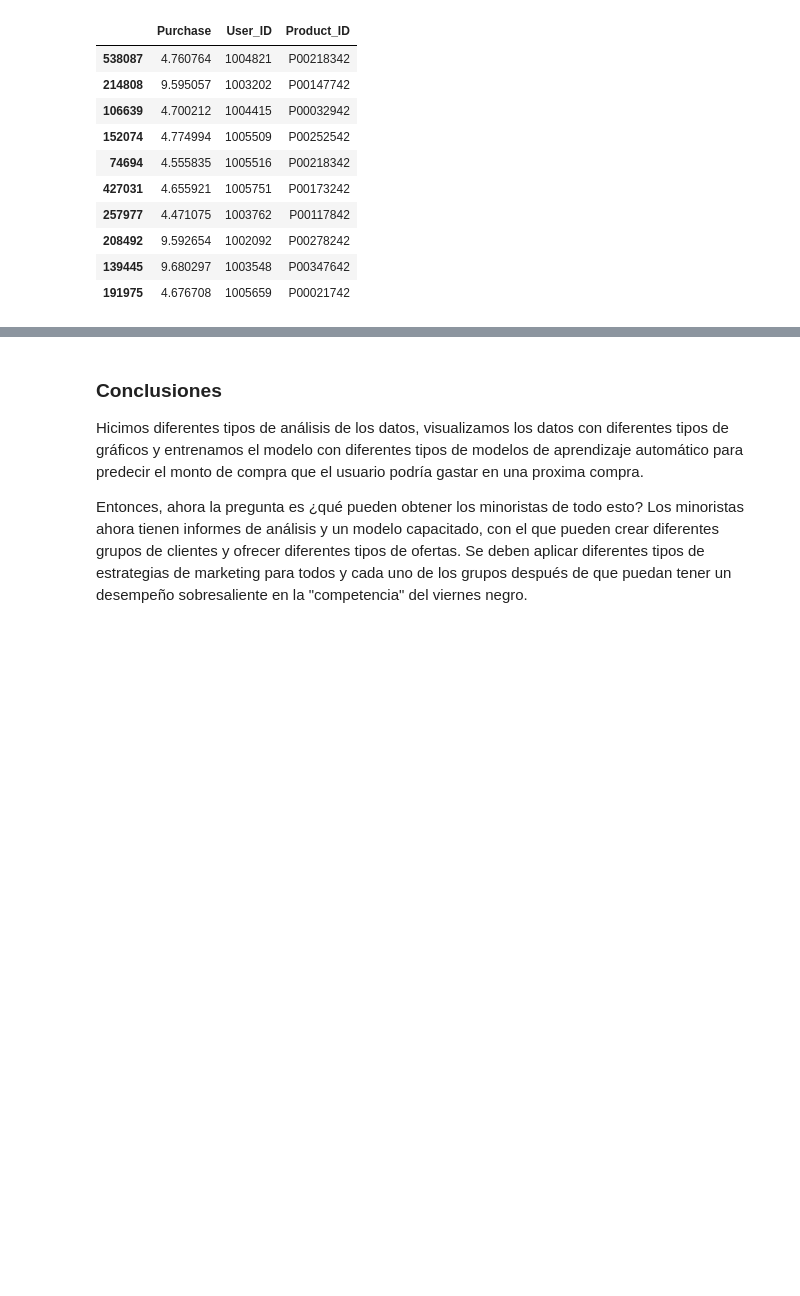
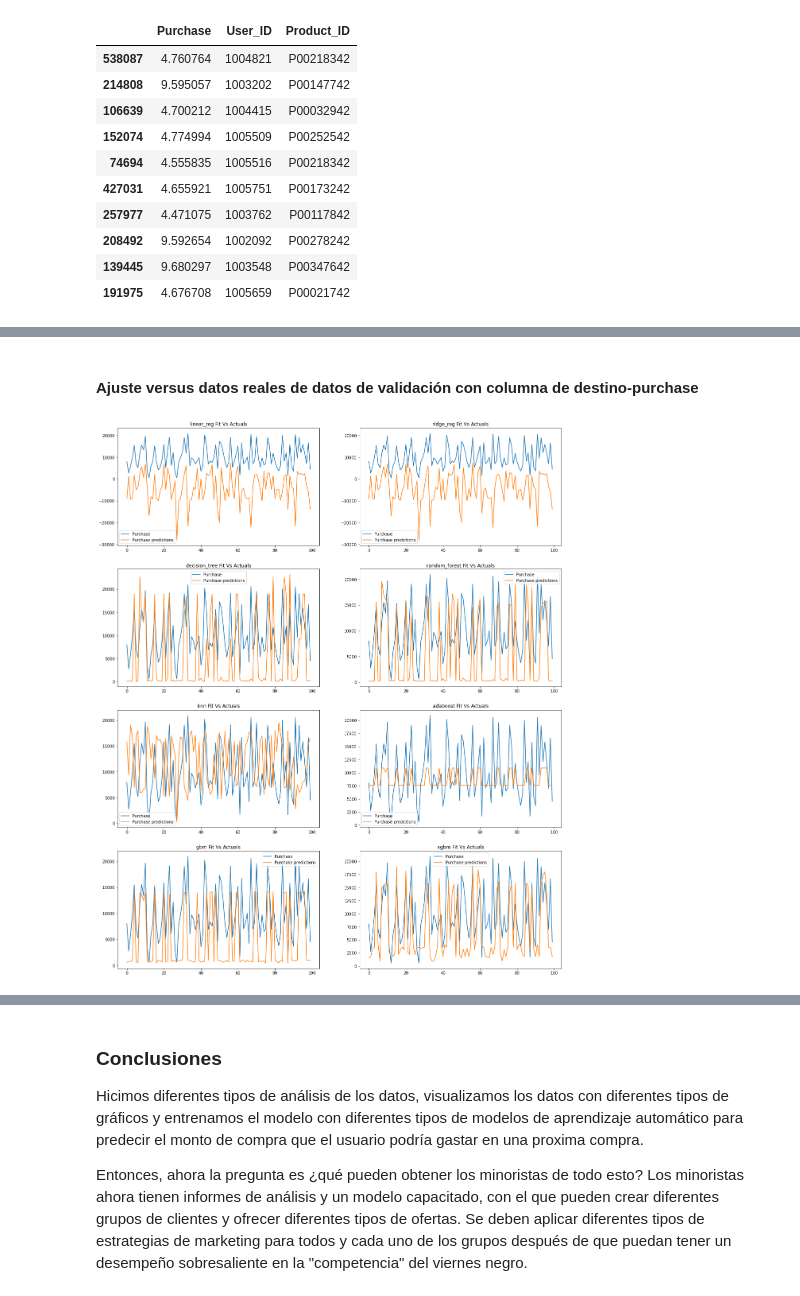
Before and after one commit to criss201x/an-lisis_de_compras_con_algoritmos_de_aprendizaje_automatico, a Jupyter notebook: purchases.ipynb, the cells around one changed output, grey strips where cells are left out. Drawn from its saved outputs; the diff is of its cells as text; code cells hidden in the pictures; blank space fills up the shorter version.

```diff
--- a/purchases.ipynb
+++ b/purchases.ipynb
@@ -904,0 +1131,8 @@ predictions.sample(10)
+# %%
+mod_val = modelling()
+print("------------------------")
+mod_val.model_fit(x_train = x_train.copy(), y_train = y_train.copy())
+print("------------------------")
+mod_val.model_predict(x_test = x_val.copy())
+print("------------------------")
+val_scores,val_scores_styled=mod_val.eval_metric(y_actuals = y_val.copy())
@@ -904,0 +1189,6 @@ predictions.sample(10)
+# %% [markdown]
+#### Ajuste versus datos reales de datos de validación con columna de destino-purchase
+# %%
+plot_fit_acts(mod_val,actuals = y_val.copy())
+# %% [output]
+[figure, added]
```
Also changed, not shown: parts of 33 cells of this notebook.
